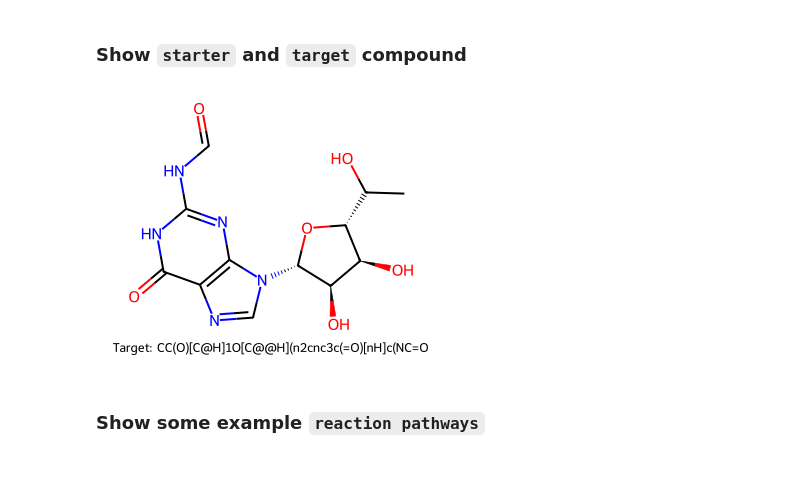
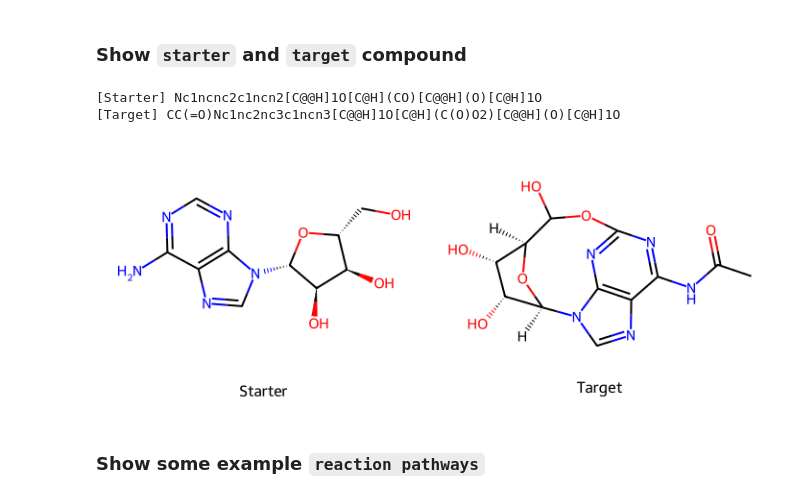
Before and after one commit to soumyadeepghosh35/DTRA_DrugDesign, a Jupyter notebook: DTRA_project_notebooks/Step10_DNA_design_pipeline_wPathwayReconstruction_OneCompound.ipynb, the cells around one changed output. Cells and saved outputs as stored; diff of their text form; code cells hidden in the pictures; blank space fills up the shorter version.

```diff
--- a/DTRA_project_notebooks/Step10_DNA_design_pipeline_wPathwayReconstruction_OneCompound.ipynb
+++ b/DTRA_project_notebooks/Step10_DNA_design_pipeline_wPathwayReconstruction_OneCompound.ipynb
@@ -51,7 +51,7 @@ def canonicalizeSmiles(smiles):
 # %%
 dataDir = '/mnt/data.ese/nfs/users/sghosh6/DTRA_project/MACAW/DrugDesignData/'
 resultsDir = os.path.join(dataDir, 'Results/combinedEbolaVirus_bestMACAW_allDB_generative/')
-DORANETmoleculesDataDir = os.path.join(resultsDir, 'DORAnet/InoAdeGuoXan/PATHWAY_reconstruction_run3/')
+DORANETmoleculesDataDir = os.path.join(resultsDir, 'DORAnet/InoAdeGuoXan/PATHWAY_reconstruction_run4/')
 DNADesignResultsDir = os.path.join(resultsDir, 'DNA_design/')
 os.makedirs(DNADesignResultsDir, exist_ok=True)
 
@@ -1403,13 +892,17 @@ if not reconstructedPathwaysDF.empty:
         .rename(columns={1: "1-step", 2: "2-step", 3: "3-step"})
     )
     stepCountsDF["totalRoutes"] = stepCountsDF.sum(axis=1)
-    stepCountsDF["starterSMILES"] = stepCountsDF.index.map(
-        reconstructedPathwaysDF.groupby("targetSMILES")["starterSMILES"].first()
-    )
     stepCountsDF["pPotency_prediction"] = stepCountsDF.index.map(
         targetCompound_DF.set_index("Canonical_SMILES")["pPotency_prediction"]
     )
+    stepCountsDF["starter_Canonical_SMILES"] = stepCountsDF.index.map(
+        targetCompound_DF.set_index("Canonical_SMILES")["starter_Canonical_SMILES"]
+    )
     stepCountsDF = stepCountsDF.sort_values("totalRoutes", ascending=False).reset_index()
+
+    firstCols = ["starter_Canonical_SMILES", "targetSMILES"]
+    stepCountsDF = stepCountsDF[firstCols + [c for c in stepCountsDF.columns if c not in firstCols]]
+
 print("\nTarget SMILES found:")
 stepCountsDF
 # %% [output]
@@ -1517,21 +1010,23 @@ renderGridWithLabels(
 # %% [markdown]
 ### select a compund from `stepCountsDF`
 # %%
-stepCountsDF_selectedCompound = 3   # 0-indexed: 0 = most routes, 1 = second, 2 = third
+stepCountsDF_selectedCompound = 1   # 0-indexed: 0 = most routes, 1 = second, 2 = third
 # %% [markdown]
 ### Filter one compound which has maximum number of pathways for downstream `DNA designs`
 # %%
 bestSmiles = stepCountsDF.loc[stepCountsDF_selectedCompound, "targetSMILES"]
+bestStarterSmiles = stepCountsDF.loc[stepCountsDF_selectedCompound, "starter_Canonical_SMILES"]
 
 reconstructedPathwaysDF_OneCompound = (
     reconstructedPathwaysDF[reconstructedPathwaysDF["targetSMILES"] == bestSmiles]
     .reset_index(drop=True)
 )
+reconstructedPathwaysDF_OneCompound["starter_Canonical_SMILES"] = bestStarterSmiles
 
 print(f"Selected target (rank {stepCountsDF_selectedCompound + 1}) : {bestSmiles}")
-print(f"  pPotency_prediction : {stepCountsDF.loc[stepCountsDF_selectedCompound, 'pPotency_prediction']:.4f}")
-print(f"  Routes              : {reconstructedPathwaysDF_OneCompound['routeId'].nunique():,}")
-print(f"  Step rows           : {len(reconstructedPathwaysDF_OneCompound):,}")
-
+print(f"  starter_Canonical_SMILES : {bestStarterSmiles}")
+print(f"  pPotency_prediction      : {stepCountsDF.loc[stepCountsDF_selectedCompound, 'pPotency_prediction']:.4f}")
+print(f"  Routes                   : {reconstructedPathwaysDF_OneCompound['routeId'].nunique():,}")
+print(f"  Step rows                : {len(reconstructedPathwaysDF_OneCompound):,}")
 reconstructedPathwaysDF_OneCompound
 # %% [output]
@@ -1625,27 +1107,36 @@ Job folders reached starter --> target: 2
 # %%
 # Extract unique starter and target SMILES from the selected compound's pathways
 starterSmilesList = [
     s.strip()
-    for raw in reconstructedPathwaysDF_OneCompound["starterSMILES"].dropna().unique()
+    for raw in reconstructedPathwaysDF_OneCompound["starter_Canonical_SMILES"].dropna().unique()
     for s in raw.split(";") if s.strip()
 ]
 targetSmilesList = [bestSmiles]
 
-starterMols = [(Chem.MolFromSmiles(s), f"Starter: {s[:40]}") for s in starterSmilesList]
-targetMols  = [(Chem.MolFromSmiles(s), f"Target: {s[:40]}")  for s in targetSmilesList]
+for i, s in enumerate(starterSmilesList):
+    print(f"[Starter] {s}")
 
-allMols    = [m for m, _ in starterMols + targetMols if m is not None]
-allLabels  = [l for m, l in starterMols + targetMols if m is not None]
+for i, s in enumerate(targetSmilesList):
+    print(f"[Target] {s}")
+
+# Use short index labels in the image, full strings printed above
+starterMols = [(Chem.MolFromSmiles(s), f"Starter") for i, s in enumerate(starterSmilesList)]
+targetMols  = [(Chem.MolFromSmiles(s), f"Target")  for i, s in enumerate(targetSmilesList)]
+
+allMols   = [m for m, _ in starterMols + targetMols if m is not None]
+allLabels = [l for m, l in starterMols + targetMols if m is not None]
 
 img = Draw.MolsToGridImage(
     allMols,
     molsPerRow=len(allMols),
     subImgSize=(350, 280),
     legends=allLabels,
 )
 display(img)
 # %% [output]
+[Starter] Nc1ncnc2c1ncn2[C@@H]1O[C@H](CO)[C@@H](O)[C@H]1O
+[Target] CC(=O)Nc1nc2nc3c1ncn3[C@@H]1O[C@H](C(O)O2)[C@@H](O)[C@H]1O
-[figure, old version]
+[figure, new version]
 # %% [markdown]
 ### Show some example `reaction pathways`
 # %%
```
Also changed, not shown: parts of 66 cells of this notebook, 2 other files.
